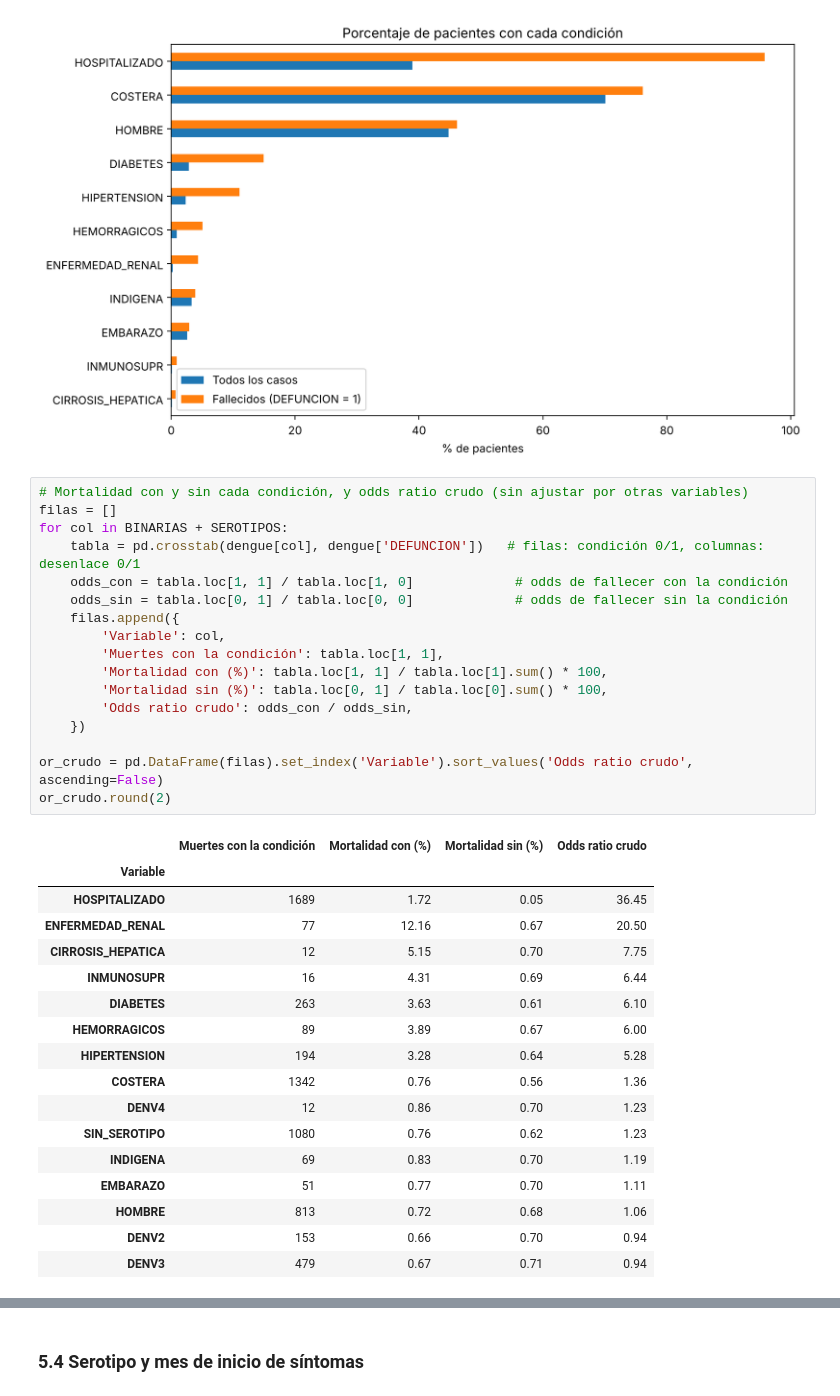
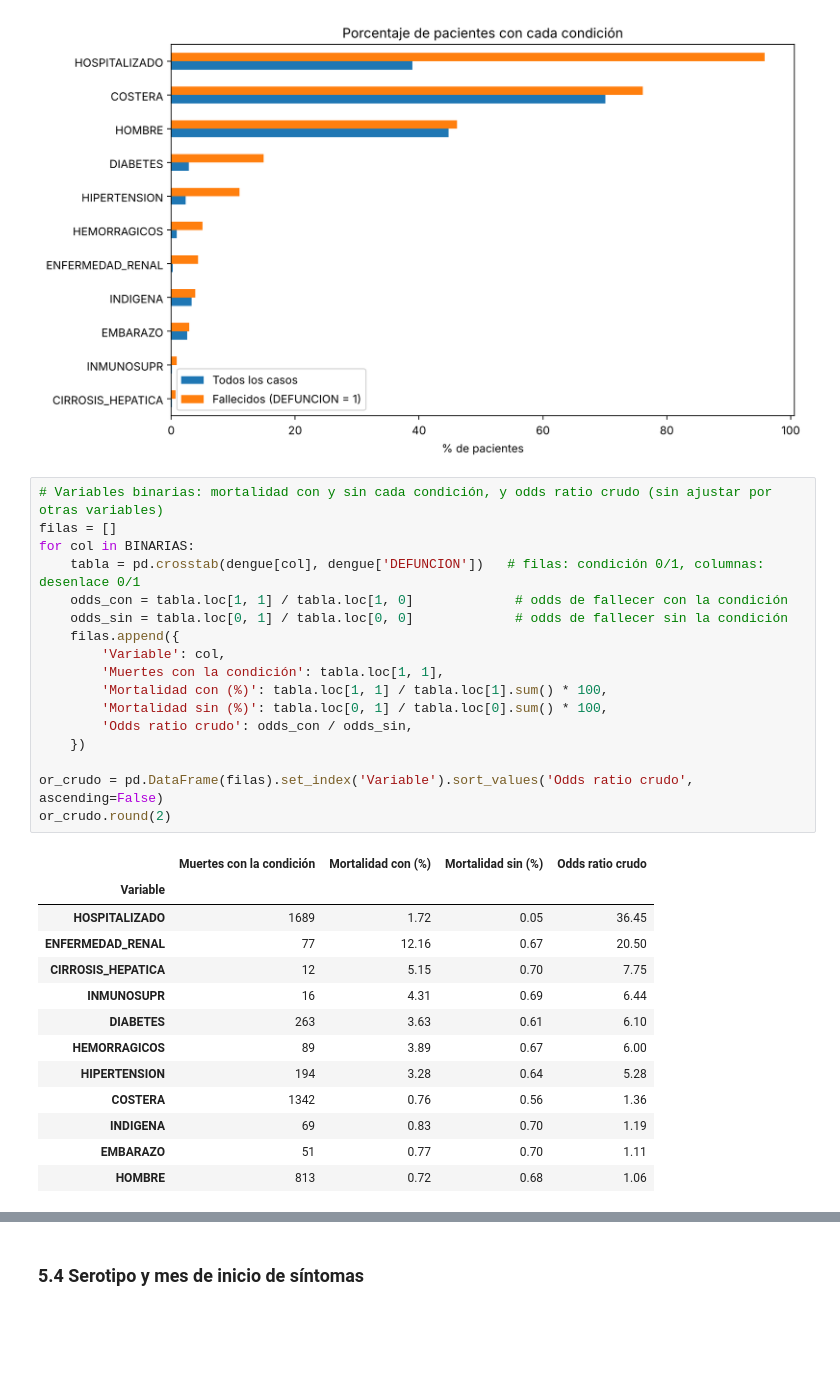
Before and after one commit to lbeltran-dev/Modelo-de-Regresion-Logistica-Para-Defuncion-Por-Dengue, a Jupyter notebook: 03_EDA.ipynb, the cells around one changed output, grey strips where cells are left out. Saved outputs shown, nothing was run; the diff lists cells and outputs as text; blank space fills up the shorter version.

```diff
--- a/03_EDA.ipynb
+++ b/03_EDA.ipynb
@@ -320,40 +314,36 @@ plt.show()
 # %% [output]
 [figure]
 # %%
-# Mortalidad con y sin cada condición, y odds ratio crudo (sin ajustar por otras variables)
+# Variables binarias: mortalidad con y sin cada condición, y odds ratio crudo (sin ajustar por otras variables)
 filas = []
-for col in BINARIAS + SEROTIPOS:
+for col in BINARIAS:
     tabla = pd.crosstab(dengue[col], dengue['DEFUNCION'])   # filas: condición 0/1, columnas: desenlace 0/1
     odds_con = tabla.loc[1, 1] / tabla.loc[1, 0]             # odds de fallecer con la condición
     odds_sin = tabla.loc[0, 1] / tabla.loc[0, 0]             # odds de fallecer sin la condición
     filas.append({
         'Variable': col,
         'Muertes con la condición': tabla.loc[1, 1],
         'Mortalidad con (%)': tabla.loc[1, 1] / tabla.loc[1].sum() * 100,
         'Mortalidad sin (%)': tabla.loc[0, 1] / tabla.loc[0].sum() * 100,
         'Odds ratio crudo': odds_con / odds_sin,
     })
 
 or_crudo = pd.DataFrame(filas).set_index('Variable').sort_values('Odds ratio crudo', ascending=False)
 or_crudo.round(2)
 # %% [output]
 |  | Muertes con la condición | Mortalidad con (%) | Mortalidad sin (%) | Odds ratio crudo |
 | Variable |  |  |  |  |
 | HOSPITALIZADO | 1689 | 1.72 | 0.05 | 36.45 |
 | ENFERMEDAD_RENAL | 77 | 12.16 | 0.67 | 20.50 |
 | CIRROSIS_HEPATICA | 12 | 5.15 | 0.70 | 7.75 |
 | INMUNOSUPR | 16 | 4.31 | 0.69 | 6.44 |
 | DIABETES | 263 | 3.63 | 0.61 | 6.10 |
 | HEMORRAGICOS | 89 | 3.89 | 0.67 | 6.00 |
 | HIPERTENSION | 194 | 3.28 | 0.64 | 5.28 |
 | COSTERA | 1342 | 0.76 | 0.56 | 1.36 |
-| DENV4 | 12 | 0.86 | 0.70 | 1.23 |
-| SIN_SEROTIPO | 1080 | 0.76 | 0.62 | 1.23 |
 | INDIGENA | 69 | 0.83 | 0.70 | 1.19 |
 | EMBARAZO | 51 | 0.77 | 0.70 | 1.11 |
 | HOMBRE | 813 | 0.72 | 0.68 | 1.06 |
-| DENV2 | 153 | 0.66 | 0.70 | 0.94 |
-| DENV3 | 479 | 0.67 | 0.71 | 0.94 |
 # %% [markdown]
 **Interpretación.** El *odds ratio* crudo compara los odds de fallecer entre quienes tienen la condición y quienes no la tienen, **sin ajustar por las demás variables**:
 
```
Also changed, not shown: parts of 11 cells of this notebook, 1 other file.
